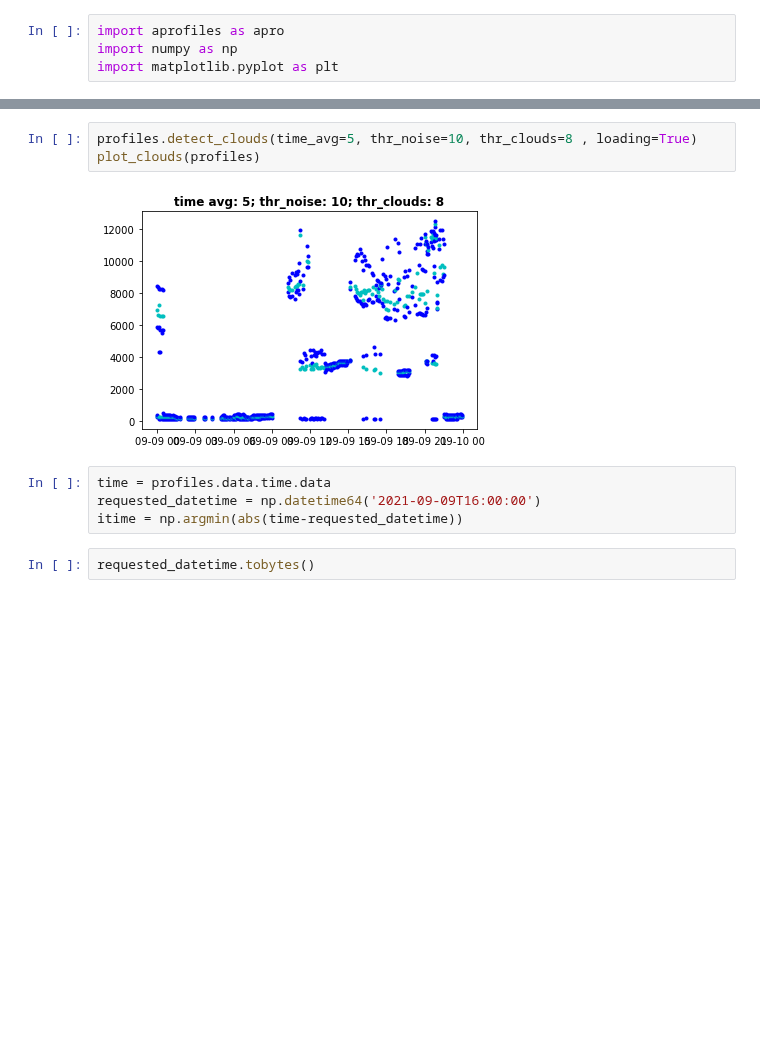
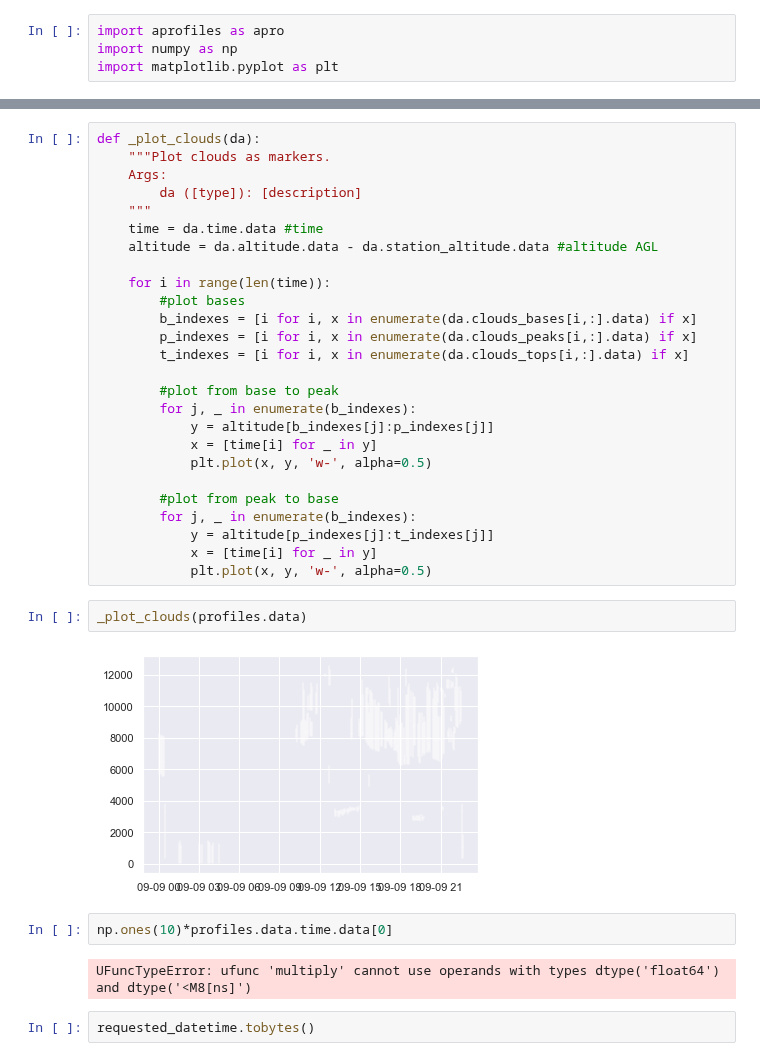
Before and after one commit to AugustinMortier/a-profiles, a Jupyter notebook: dev.ipynb, the cells around one changed output, grey strips where cells are left out. Saved outputs shown, nothing was run; the diff lists cells and outputs as text; blank space fills up the shorter version.

```diff
--- a/dev.ipynb
+++ b/dev.ipynb
@@ -74,12 +22,37 @@ plot_clouds(profiles)
-# %%
-profiles.detect_clouds(time_avg=5, thr_noise=10, thr_clouds=8 , loading=True)
-plot_clouds(profiles)
-# %% [output]
-[figure, removed]
-# %%
-time = profiles.data.time.data
-requested_datetime = np.datetime64('2021-09-09T16:00:00')
-itime = np.argmin(abs(time-requested_datetime))
+# %%
+def _plot_clouds(da):
+    """Plot clouds as markers.
+    Args:
+        da ([type]): [description]
+    """
+    time = da.time.data #time
+    altitude = da.altitude.data - da.station_altitude.data #altitude AGL
+
+    for i in range(len(time)):
+        #plot bases
+        b_indexes = [i for i, x in enumerate(da.clouds_bases[i,:].data) if x]
+        p_indexes = [i for i, x in enumerate(da.clouds_peaks[i,:].data) if x]
+        t_indexes = [i for i, x in enumerate(da.clouds_tops[i,:].data) if x]
+
+        #plot from base to peak
+        for j, _ in enumerate(b_indexes):
+            y = altitude[b_indexes[j]:p_indexes[j]]
+            x = [time[i] for _ in y]
+            plt.plot(x, y, 'w-', alpha=0.5)
+
+        #plot from peak to base
+        for j, _ in enumerate(b_indexes):
+            y = altitude[p_indexes[j]:t_indexes[j]]
+            x = [time[i] for _ in y]
+            plt.plot(x, y, 'w-', alpha=0.5)
+# %%
+_plot_clouds(profiles.data)
+# %% [output]
+[figure, added]
+# %%
+np.ones(10)*profiles.data.time.data[0]
+# %% [output]
+UFuncTypeError: ufunc 'multiply' cannot use operands with types dtype('float64') and dtype('<M8[ns]')
 # %%
 requested_datetime.tobytes()
 # %% [output]
```
Also changed, not shown: parts of 7 cells of this notebook, 5 other files.
